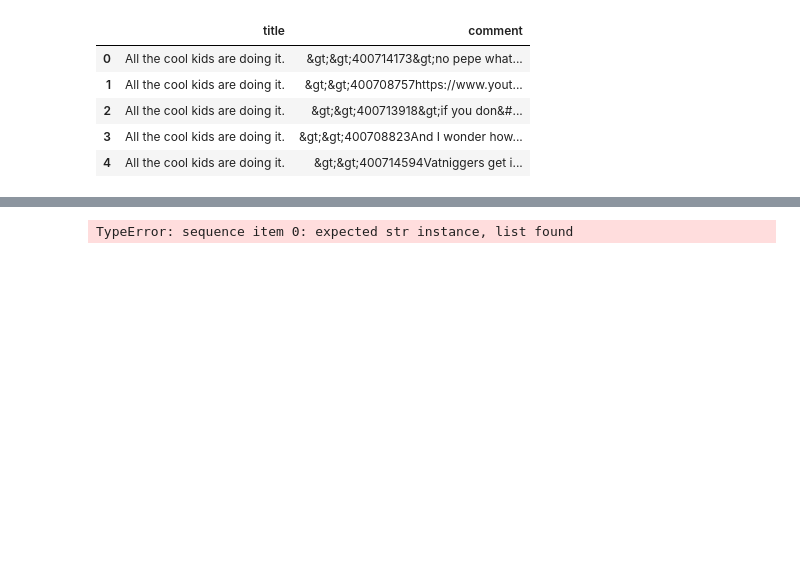
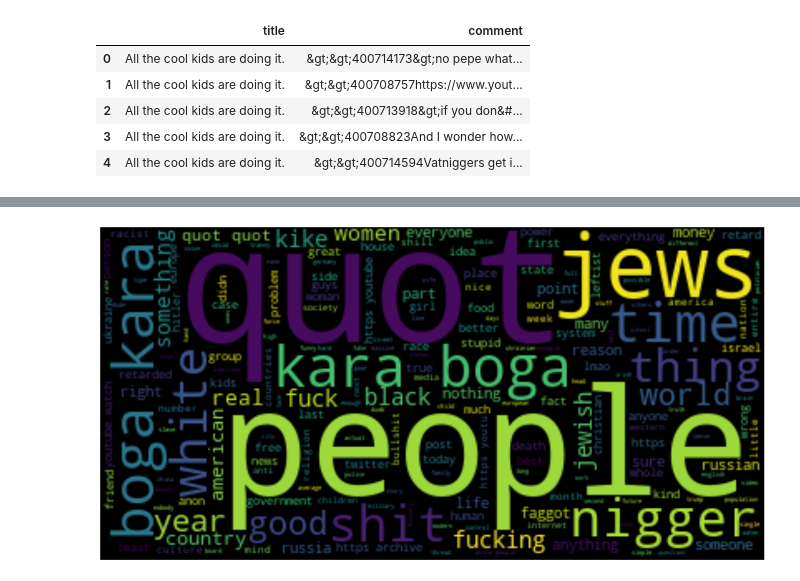
Before and after one commit to Extrieve/NLProject, a Jupyter notebook: 4chan/pandas_transformation.ipynb, the cells around one changed output, grey strips where cells are left out. Cells and saved outputs as stored; diff of their text form; code cells hidden in the pictures; blank space fills up the shorter version.

```diff
--- a/4chan/pandas_transformation.ipynb
+++ b/4chan/pandas_transformation.ipynb
@@ -125,19 +127,19 @@ df[df['subjectivity'] < 0.5].sample(5)
 # %%
 # lets create a word cloud of the most common words in the comments
 from wordcloud import WordCloud
 
 # create a string of all the comments
-all_comments = ' '.join(df['comment'])
+all_comments = ' '.join(df['comment'].apply(lambda x: ' '.join(x)))
 
 # create a word cloud object
 wordcloud = WordCloud().generate(all_comments)
 
 # plot the word cloud, make it larger
+plt.figure(figsize=(20,10))
 plt.imshow(wordcloud, interpolation='bilinear')
 plt.axis("off")
-plt.figure(figsize=(20,10))
 plt.show()
 # %% [output]
-TypeError: sequence item 0: expected str instance, list found
+[figure, added]
 # %%
 # lets create a word cloud of the most common words in the comments, but only for negative comments
```
Also changed, not shown: parts of 21 cells of this notebook, 1 other file.
